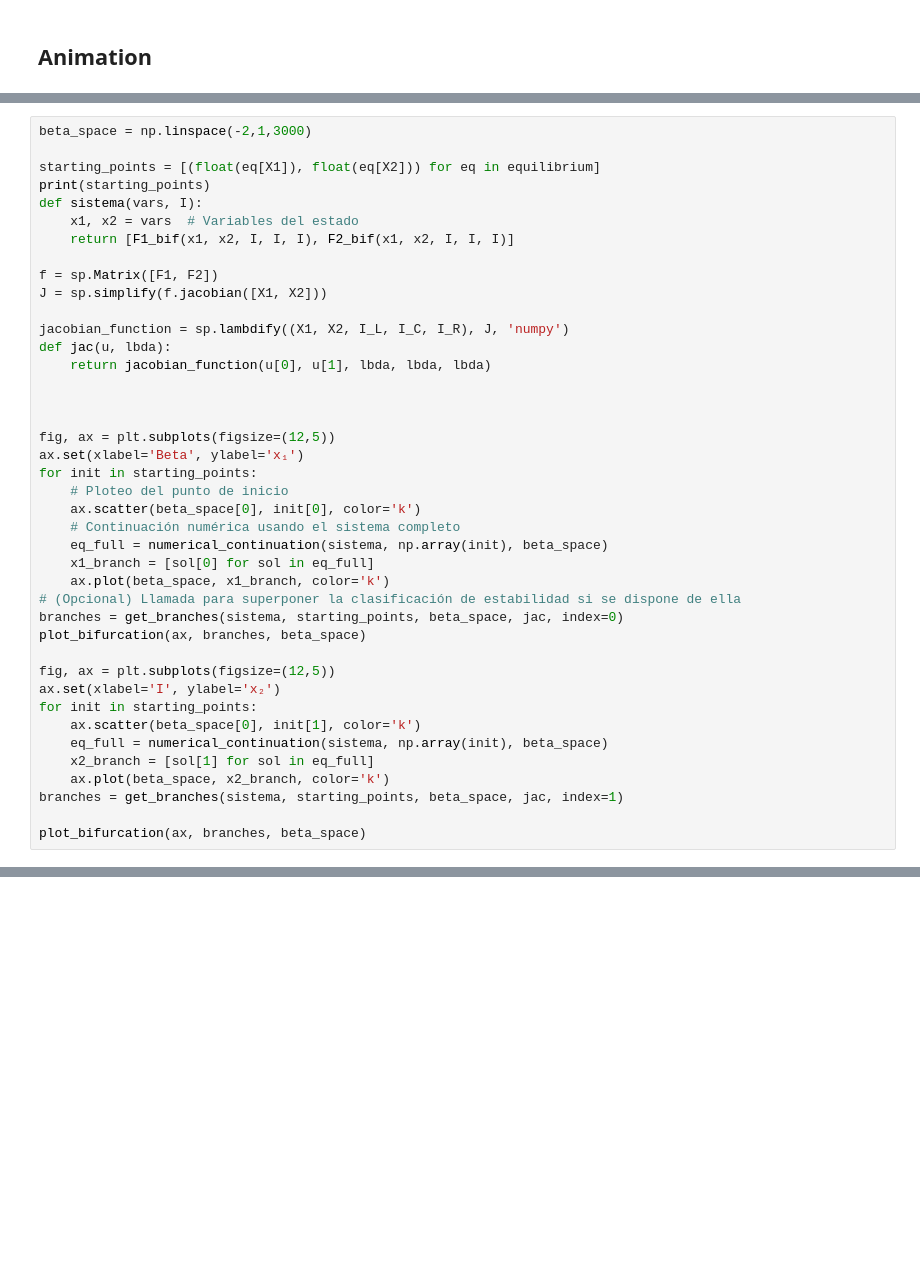
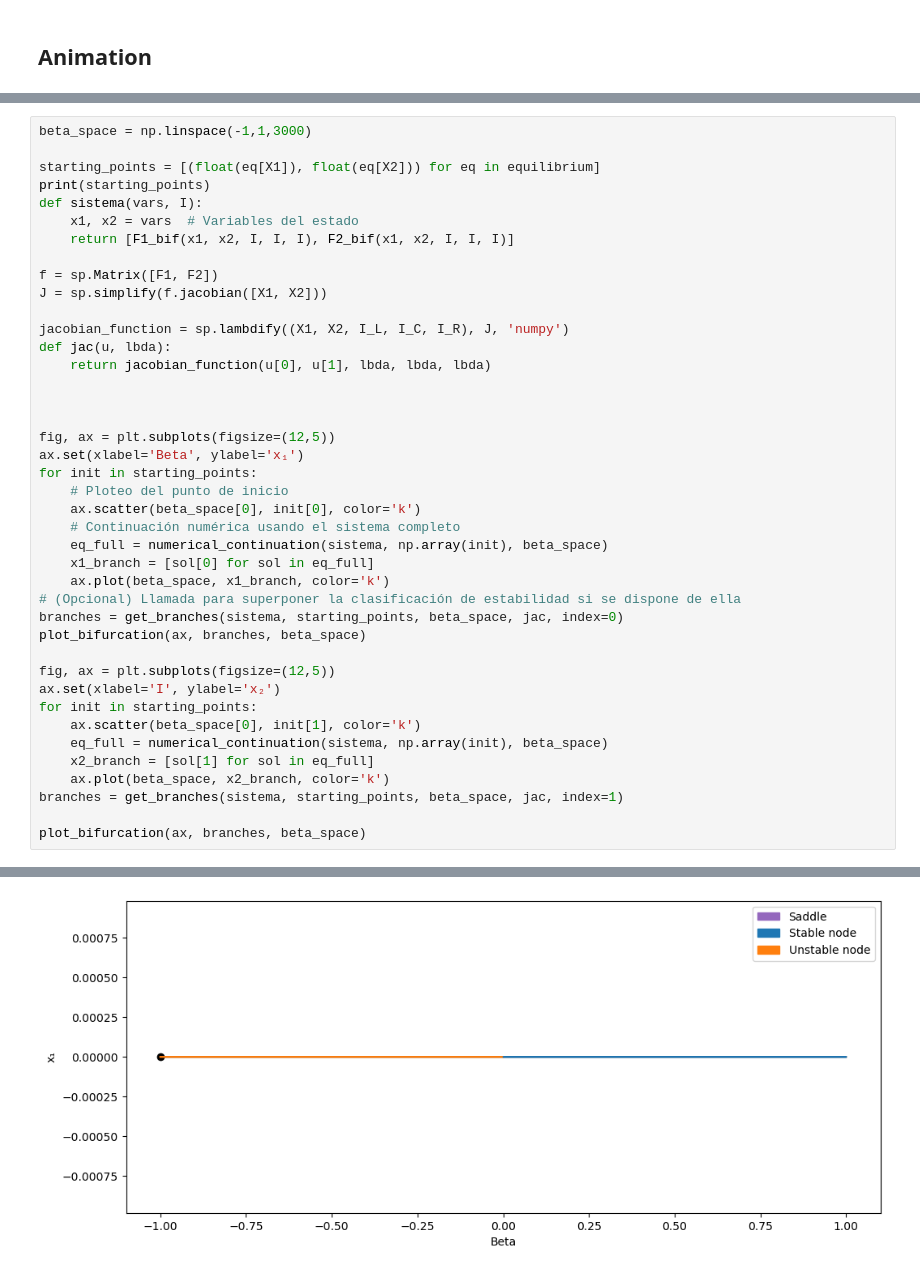
Before and after one commit to javirm3/TFG, a Jupyter notebook: simulations/bifurcations.ipynb, the cells around one changed output, grey strips where cells are left out. Cells and saved outputs as stored; diff of their text form; blank space fills up the shorter version.

```diff
--- a/simulations/bifurcations.ipynb
+++ b/simulations/bifurcations.ipynb
@@ -756,5 +763,5 @@ ValueError: s must be a scalar, or float array-like with the same size as x and
 # %%
-beta_space = np.linspace(-2,1,3000)
+beta_space = np.linspace(-1,1,3000)
 
 starting_points = [(float(eq[X1]), float(eq[X2])) for eq in equilibrium]
 print(starting_points)
@@ -798,0 +816 @@ TypeError: Cannot convert complex to float
+[figure, added]
```
Also changed, not shown: parts of 9 cells of this notebook, 14 other files.
